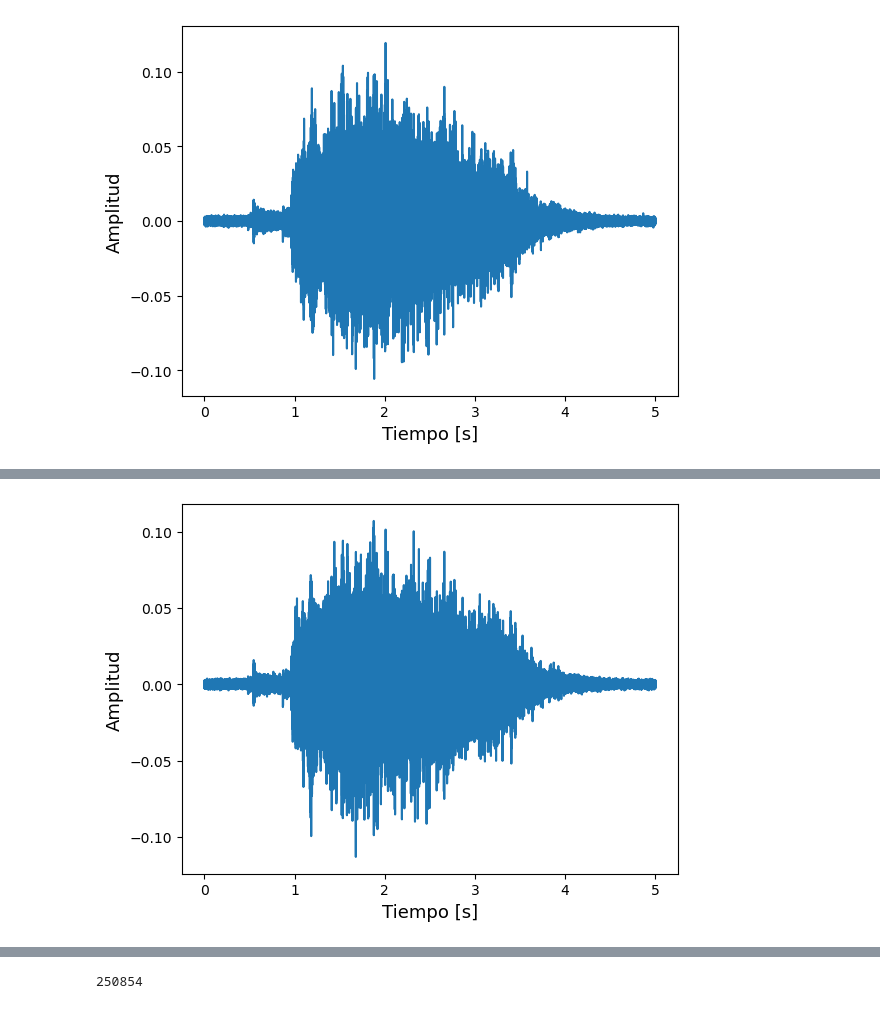
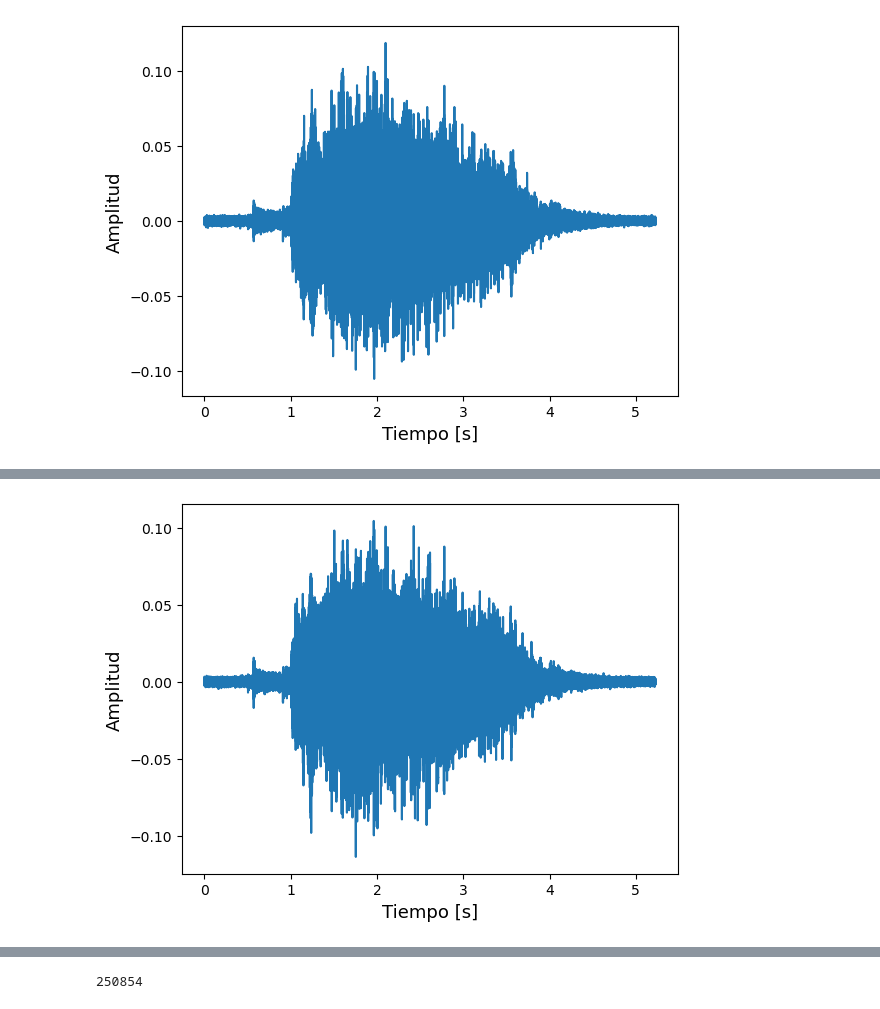
Before and after one commit to Joaqo99/DSP-TP, a Jupyter notebook: test_campo_difuso.ipynb, the cells around one changed output, grey strips where cells are left out. Saved outputs shown, nothing was run; the diff lists cells and outputs as text; code cells hidden in the pictures.

```diff
--- a/test_campo_difuso.ipynb
+++ b/test_campo_difuso.ipynb
@@ -281,7 +46,7 @@ grabaciones = room.mic_array.signals
 
 for i in np.arange(len(grabaciones)):
     mic_i = grabaciones[i]
-    dur, t = get_audio_time_array(mic_i, fs)
+    dur, t = af.get_audio_time_array(mic_i, fs)
     mic_plot = {"time vector":t, "signal":mic_i, "label":f"Señal del Micrófono {i}"}
     plot.plot_signal(mic_plot)
     IPython.display.display(IPython.display.Audio(mic_i, rate = fs))
@@ -294,6 +59,6 @@ print(len(mic_i))
 [interactive output not drawn]
-[figure, old version]
+[figure, new version]
 [interactive output not drawn]
-[figure, old version]
+[figure, new version]
 [interactive output not drawn]
 250854
```
Also changed, not shown: parts of 7 cells of this notebook, 1 other file.
